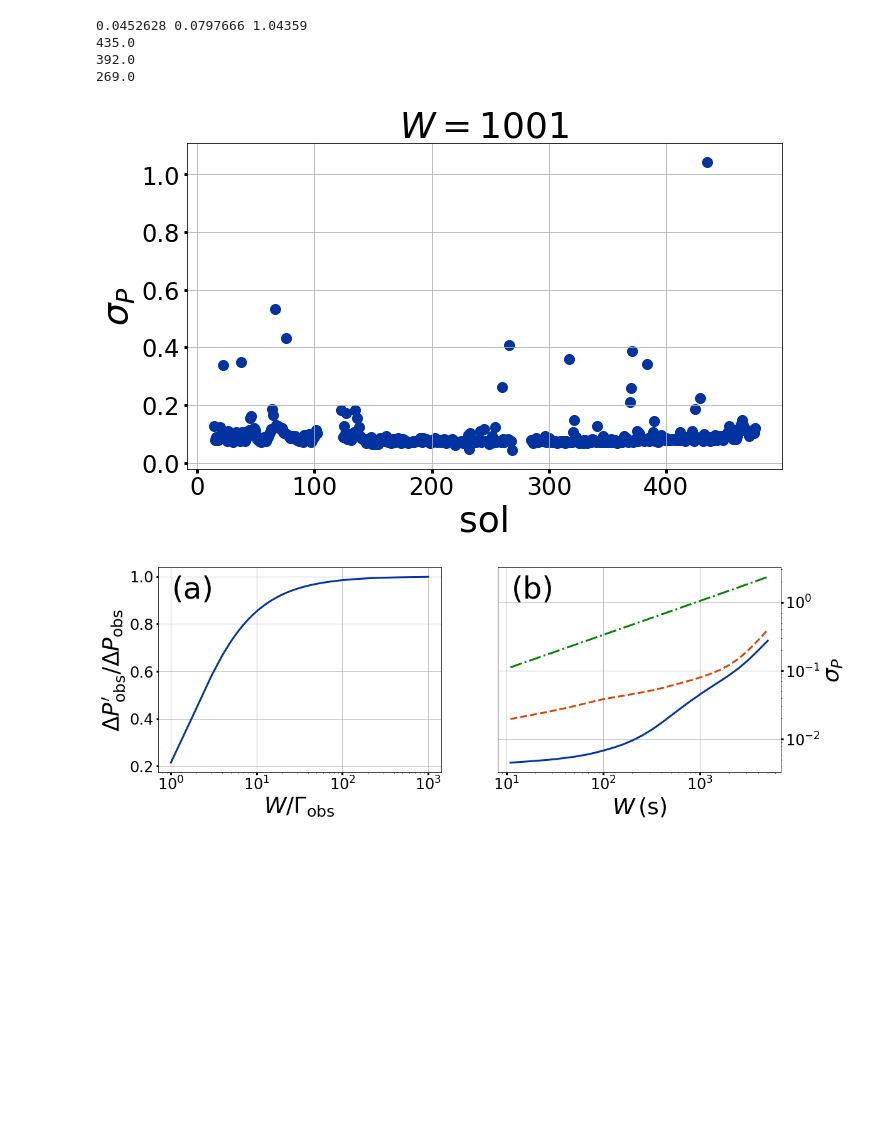
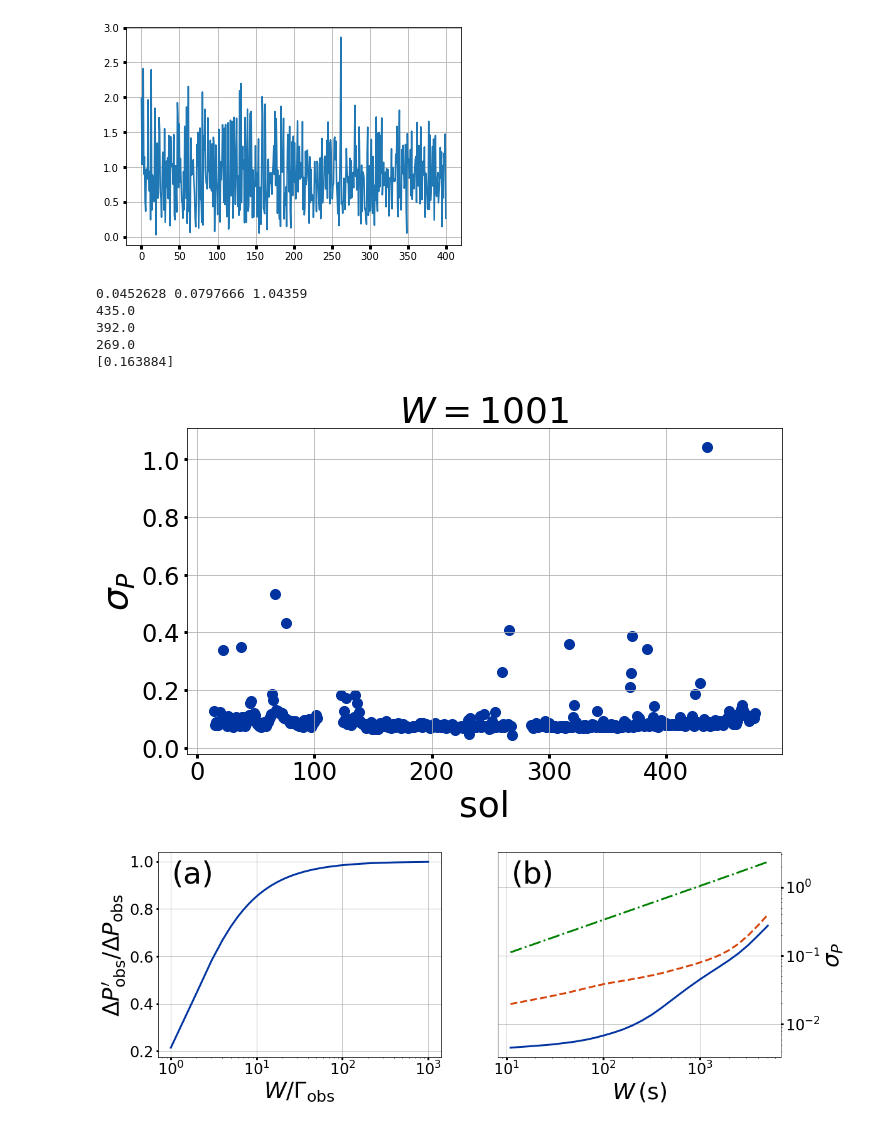
Before and after one commit to BoiseStatePlanetary/Recovering-Martian-Dust-Devil-Population, a Jupyter notebook: code/Finding The Vortices.ipynb, the cells around one changed output. Cells and saved outputs as stored; diff of their text form; code cells hidden in the pictures; blank space fills up the shorter version.

```diff
--- a/code/Finding The Vortices.ipynb
+++ b/code/Finding The Vortices.ipynb
@@ -27,6 +27,22 @@ aspect_ratio = 16./9 # On HD projectors nowadays, this is the aspect ratio.
                      # so I make my figures using that ratio so they show up nicely in presentations.
 BoiseState_blue = "#0033A0"
 BoiseState_orange = "#D64309"
+# %%
+from scipy import fft
+# Number of sample points
+N = 1000
+# sample spacing
+T = 1.0 / 800.0
+x = np.linspace(0.0, N*T, N)
+# y = np.sin(50.0 * 2.0*np.pi*x) + 0.5*np.sin(80.0 * 2.0*np.pi*x)
+y = normal(size=x.shape, scale=1.)
+yf = fft(y)
+xf = np.linspace(0.0, 1.0/(2.0*T), N//2)
+import matplotlib.pyplot as plt
+plt.plot(xf, np.abs(yf[0:N//2])/np.sqrt(N))
+plt.grid()
+# %% [output]
+[figure, added]
 # %%
 # 2020 Aug 5 - Cycle through all available sols and figure out which ones have the largest and smallest scatters
 # sols = range(14, 477)
@@ -70,6 +86,7 @@ print(np.min(data['scatter']), np.median(data['scatter']), np.max(data['scatter'
 print(data['sol'][np.argmax(data['scatter'])])
 print(data['sol'][np.argmin(np.abs(data['scatter'] - np.median(data['scatter'])))])
 print(data['sol'][np.argmin(data['scatter'])])
+print(data['scatter'][data['sol'] == 65])
 
 max_sol = int(data['sol'][np.argmax(data['scatter'])])
 med_sol = int(data['sol'][np.argmin(np.abs(data['scatter'] - np.median(data['scatter'])))])
@@ -81,6 +98,7 @@ min_sol = int(data['sol'][np.argmin(data['scatter'])])
 435.0
 392.0
 269.0
+[0.163884]
 [figure]
 # %%
 fig = plt.figure(figsize=(10*aspect_ratio, 6))
```
Also changed, not shown: parts of 3 cells of this notebook, 2 other files.
